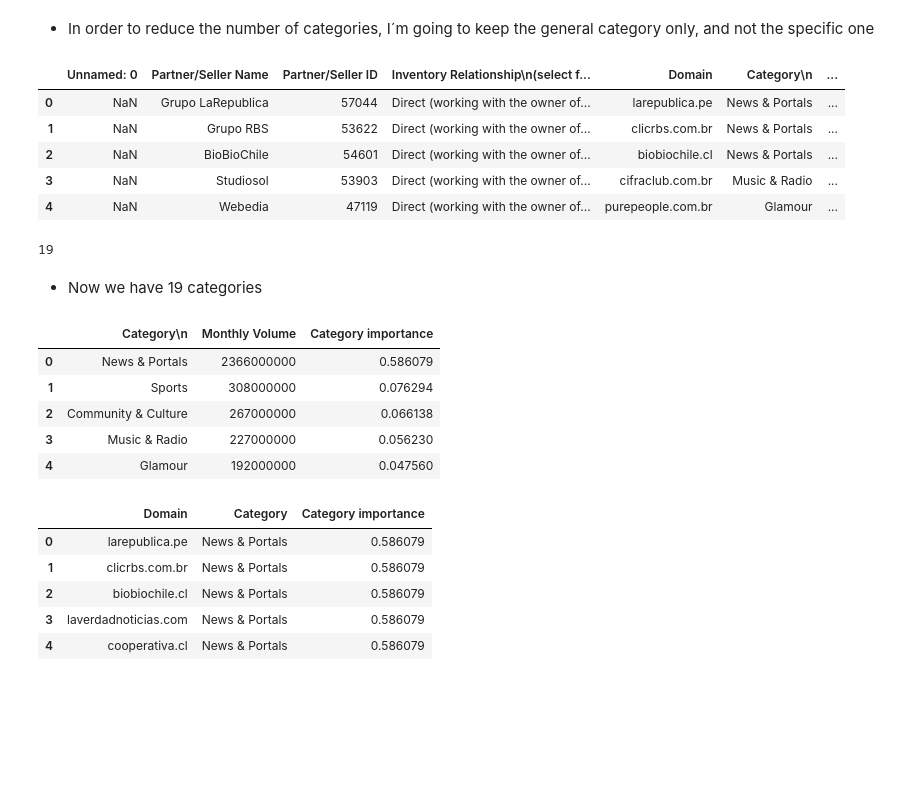
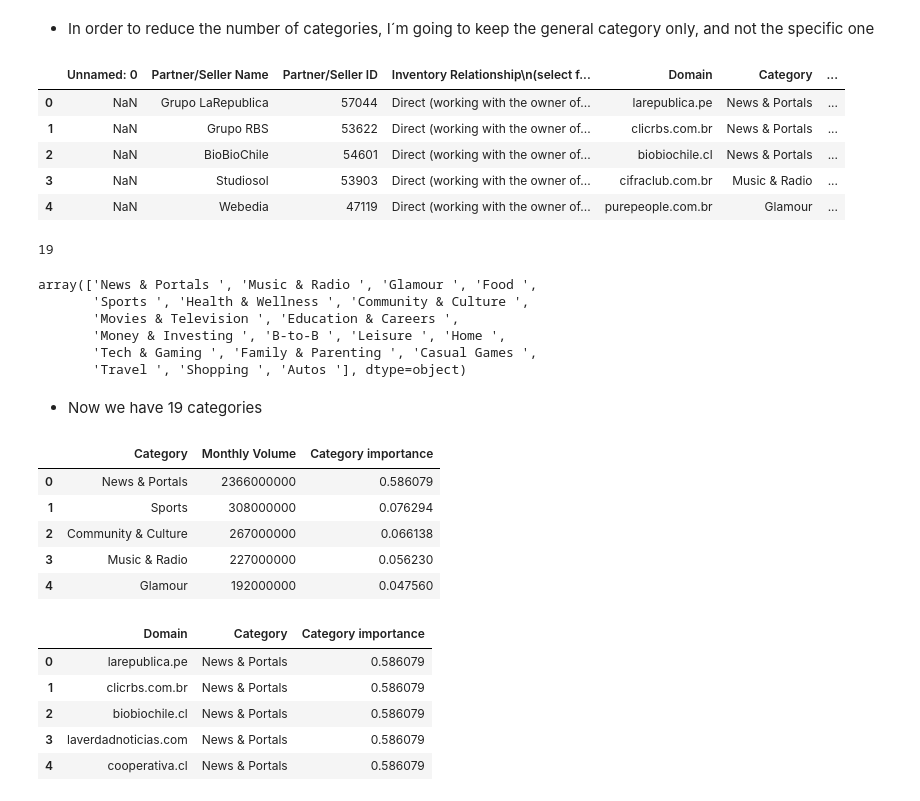
Before and after one commit to rfisla/FINAL-PROJECT-OF-KSCHOOL-MASTER, a Jupyter notebook: Initial Data Interpretation.ipynb, the cells around one changed output. Saved outputs shown, nothing was run; the diff lists cells and outputs as text; code cells hidden in the pictures; blank space fills up the shorter version.

```diff
--- a/Initial Data Interpretation.ipynb
+++ b/Initial Data Interpretation.ipynb
@@ -212,5 +214,9 @@ plt.hist(groupby_domains['Format Fill Rate'])
 ## ADDING THE CATEGORY OF THE DOMAIN THROUGH A NEW TABLE
 # %%
 categories = pd.read_csv('Index Exchange Quality Inventory Mapping - Existing Acccount-Reseller-Domains - Compliance (1).csv')
+categories.columns = ['Unnamed: 0', 'Partner/Seller Name', 'Partner/Seller ID',
+       'Inventory Relationship\n(select from dropdown)', 'Domain',
+       'Category', 'Monthly Volume', 'Ad Formats',
+       'Banner/Player Dimensions']
 categories.head(5)
 # %% [output]
@@ -277,16 +288,16 @@ array(['News & Portals > Newspapers', 'Music & Radio > General',
 import re
 pattern = '>'
 renamed_categories = []
-for string in categories['Category\n']:
+for string in categories['Category']:
     text = string
     match = re.search(pattern, text)
     s = match.start()
     renamed_categories.append(string[:s])
-categories['Category\n'] = categories['Category\n'].replace(categories['Category\n'].values, renamed_categories )
+categories['Category'] = categories['Category'].replace(categories['Category'].values, renamed_categories )
 # %%
 categories.head(5)
 # %% [output]
-|  | Unnamed: 0 | Partner/Seller Name | Partner/Seller ID | Inventory Relationship\n(select f... | Domain | Category\n | ... |
+|  | Unnamed: 0 | Partner/Seller Name | Partner/Seller ID | Inventory Relationship\n(select f... | Domain | Category | ... |
 | 0 | NaN | Grupo LaRepublica | 57044 | Direct (working with the owner of... | larepublica.pe | News & Portals | ... |
 | 1 | NaN | Grupo RBS | 53622 | Direct (working with the owner of... | clicrbs.com.br | News & Portals | ... |
 | 2 | NaN | BioBioChile | 54601 | Direct (working with the owner of... | biobiochile.cl | News & Portals | ... |
@@ -297,15 +308,24 @@ len(categories['Category\n'].unique())
 # %% [output]
 19
+# %%
+categories['Category'].unique()
+# %% [output]
+array(['News & Portals ', 'Music & Radio ', 'Glamour ', 'Food ',
+       'Sports ', 'Health & Wellness ', 'Community & Culture ',
+       'Movies & Television ', 'Education & Careers ',
+       'Money & Investing ', 'B-to-B ', 'Leisure ', 'Home ',
+       'Tech & Gaming ', 'Family & Parenting ', 'Casual Games ',
+       'Travel ', 'Shopping ', 'Autos '], dtype=object)
 # %% [markdown]
 - Now we have 19 categories
 # %%
-categories_importance = pd.DataFrame(categories.groupby('Category\n')['Monthly Volume'].sum().sort_values(ascending=False).reset_index())
+categories_importance = pd.DataFrame(categories.groupby('Category')['Monthly Volume'].sum().sort_values(ascending=False).reset_index())
 
 total_formatloads = categories_importance['Monthly Volume'].sum()
 categories_importance['Category importance'] = categories_importance['Monthly Volume'].apply(lambda x: x/total_formatloads)
 categories_importance.head(5)
 # %% [output]
-|  | Category\n | Monthly Volume | Category importance |
+|  | Category | Monthly Volume | Category importance |
 | 0 | News & Portals | 2366000000 | 0.586079 |
 | 1 | Sports | 308000000 | 0.076294 |
 | 2 | Community & Culture | 267000000 | 0.066138 |
```
Also changed, not shown: parts of 23 cells of this notebook.
